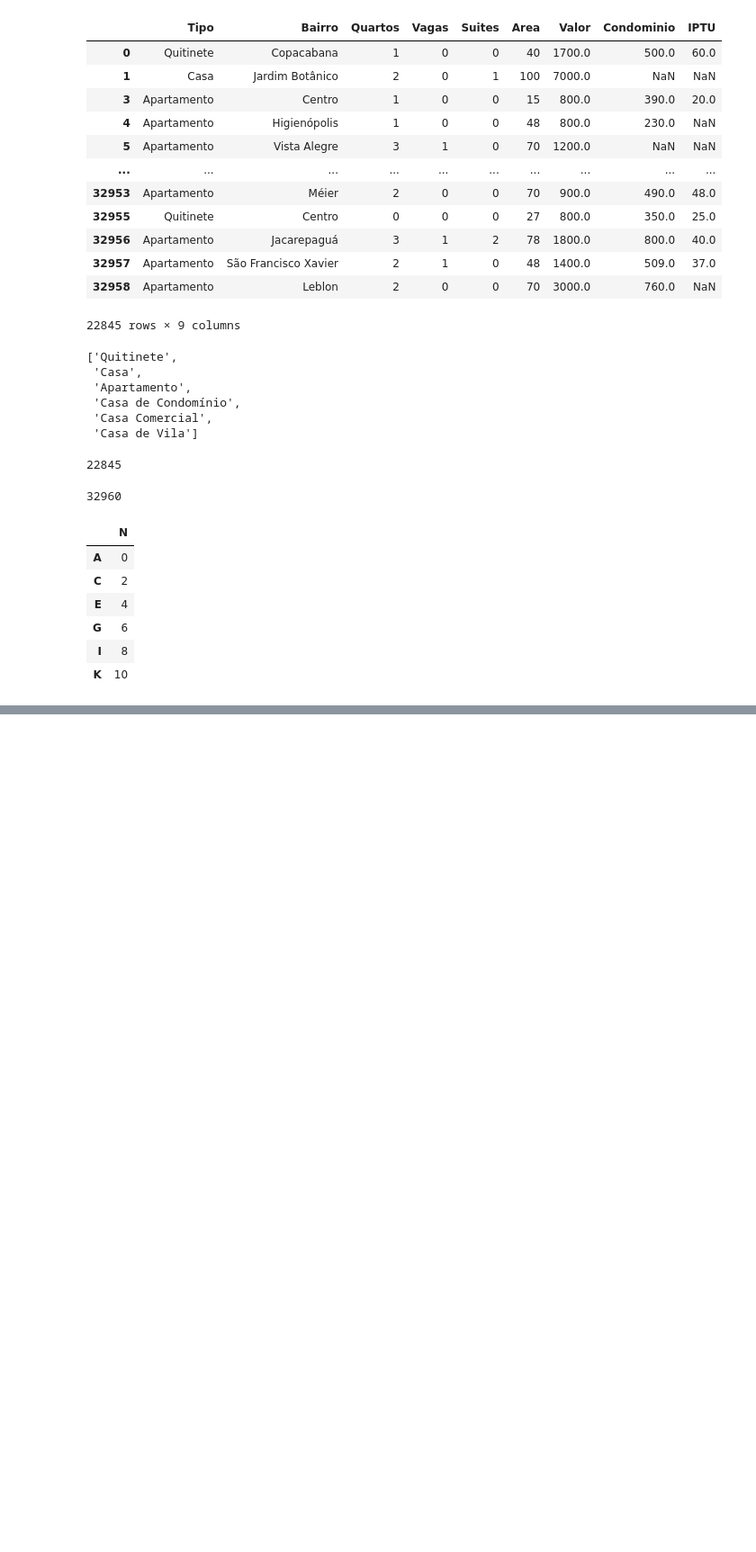
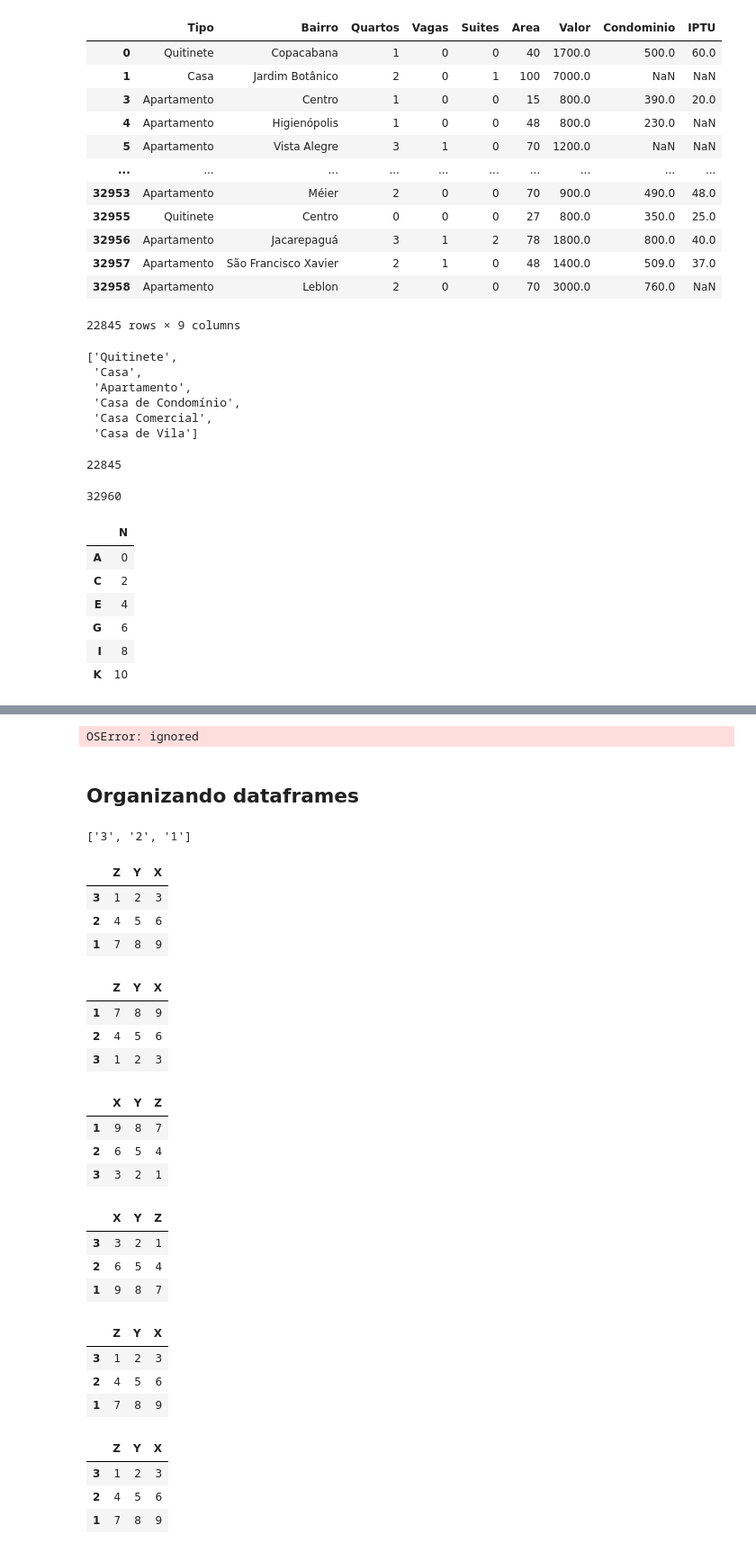
Before and after one commit to cesarcalafrioli/PYTHON_ANOTACOES, a Jupyter notebook: pandas.ipynb, the cells around one changed output, grey strips where cells are left out. Shown at 90% size. Drawn from its saved outputs; the diff is of its cells as text; code cells hidden in the pictures; blank space fills up the shorter version.

```diff
--- a/pandas.ipynb
+++ b/pandas.ipynb
@@ -706,0 +721,6 @@ df
+# %%
+dados_residencial.to_csv('dados/aluguel_residencial.csv', sep=";", index = False)
+# %% [output]
+OSError: ignored
+# %% [markdown]
+## **Organizando dataframes**
@@ -706,0 +729,54 @@ df
+# %%
+data = [[1,2,3], [4,5,6], [7,8,9]]
+# %%
+list('321')
+# %% [output]
+['3', '2', '1']
+# %%
+df = pd.DataFrame(data, list('321'), list('ZYX'))
+df
+# %% [output]
+|  | Z | Y | X |
+| 3 | 1 | 2 | 3 |
+| 2 | 4 | 5 | 6 |
+| 1 | 7 | 8 | 9 |
+# %%
+df.sort_index(inplace = True)
+df
+# %% [output]
+|  | Z | Y | X |
+| 1 | 7 | 8 | 9 |
+| 2 | 4 | 5 | 6 |
+| 3 | 1 | 2 | 3 |
+# %%
+df.sort_index(inplace = True, axis=1)
+df
+# %% [output]
+|  | X | Y | Z |
+| 1 | 9 | 8 | 7 |
+| 2 | 6 | 5 | 4 |
+| 3 | 3 | 2 | 1 |
+# %%
+df.sort_values(by = 'X', inplace = True)
+df
+# %% [output]
+|  | X | Y | Z |
+| 3 | 3 | 2 | 1 |
+| 2 | 6 | 5 | 4 |
+| 1 | 9 | 8 | 7 |
+# %%
+df.sort_values(by = '3', axis = 1, inplace = True)
+df
+# %% [output]
+|  | Z | Y | X |
+| 3 | 1 | 2 | 3 |
+| 2 | 4 | 5 | 6 |
+| 1 | 7 | 8 | 9 |
+# %%
+df.sort_values(by = ['X','Y'], inplace = True)
+df
+# %% [output]
+|  | Z | Y | X |
+| 3 | 1 | 2 | 3 |
+| 2 | 4 | 5 | 6 |
+| 1 | 7 | 8 | 9 |
```
Also changed, not shown: parts of 6 cells of this notebook.
